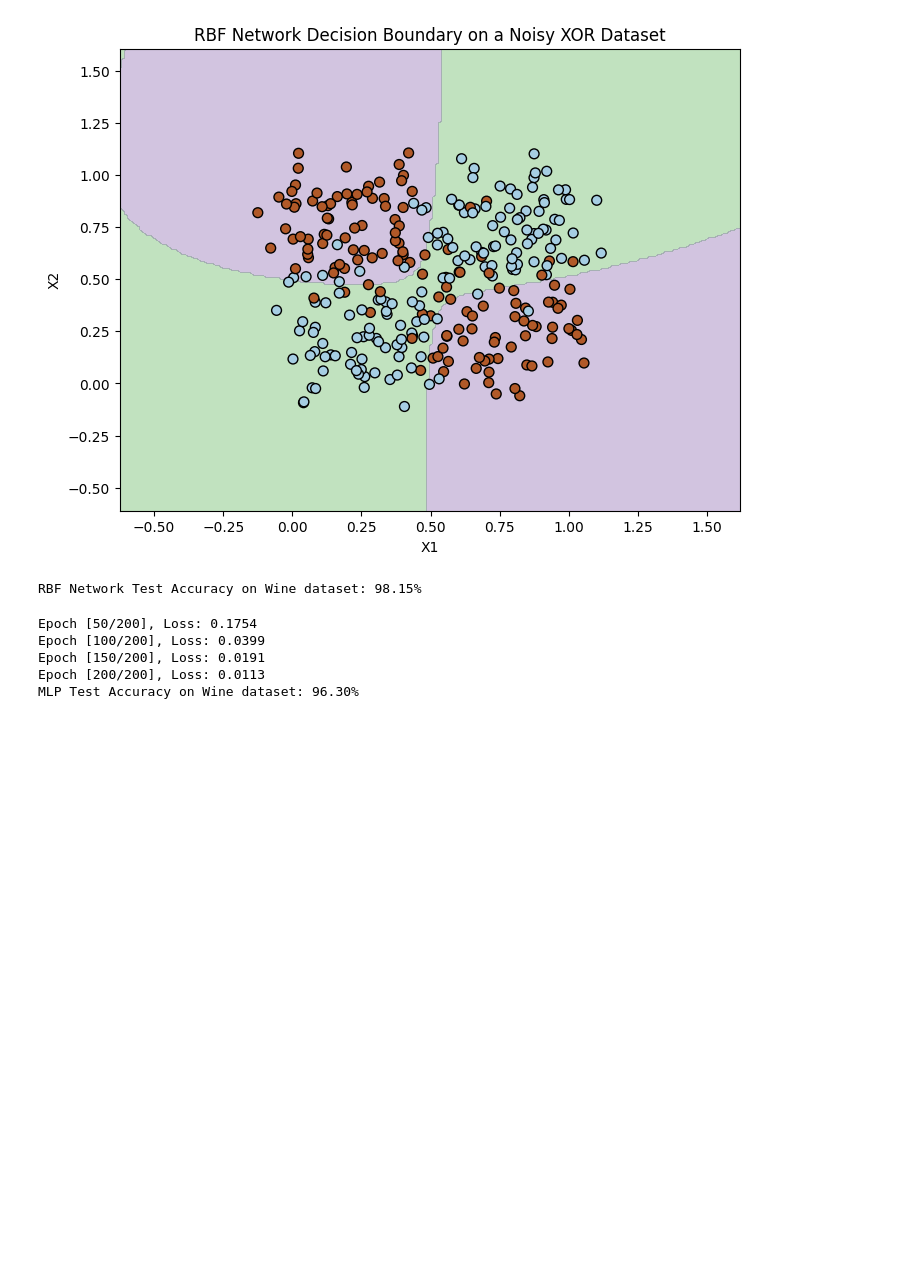
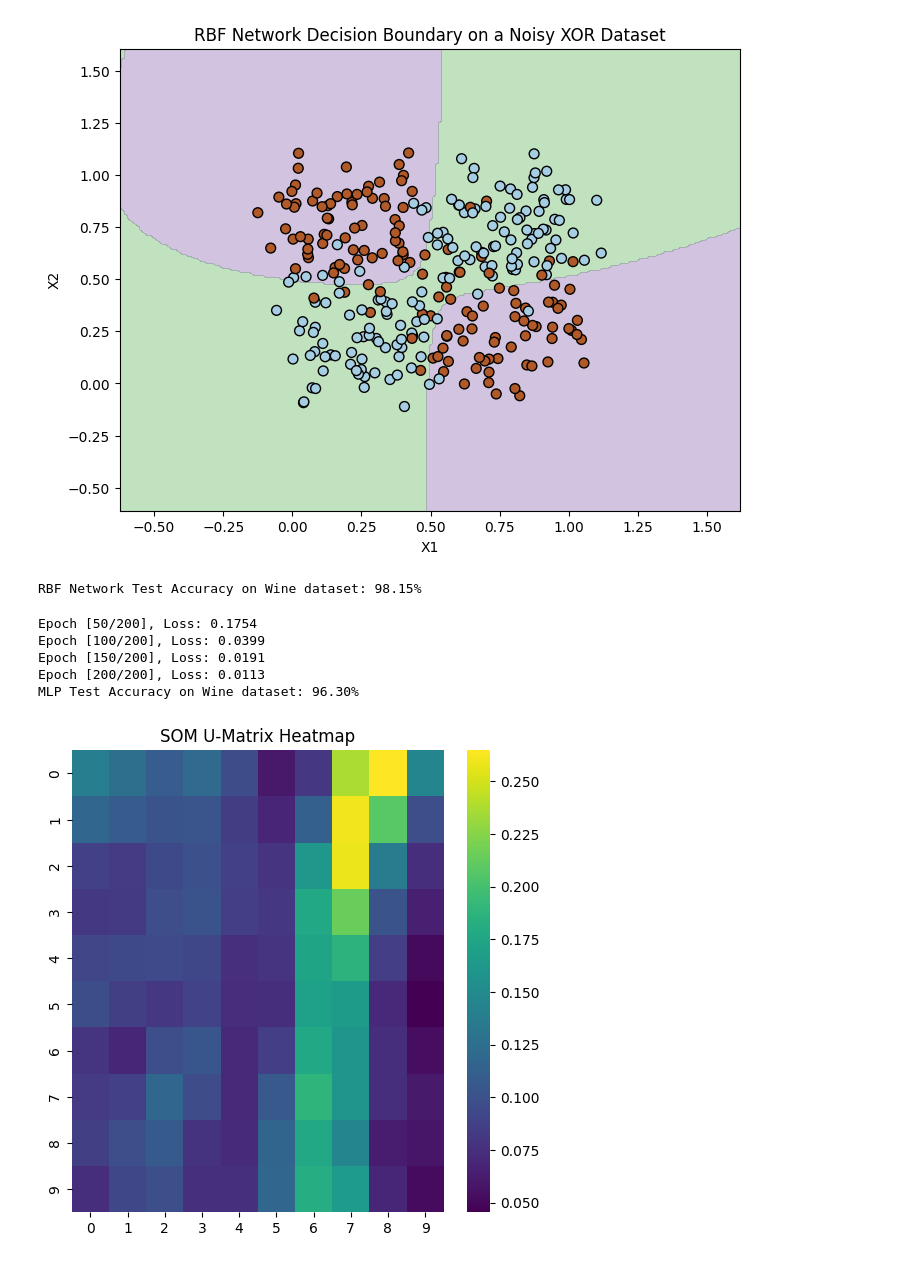
Before and after one commit to Pragateeshwaran/Clg-dump, a Jupyter notebook: deep_learning/ex2/ex2.ipynb, the cells around one changed output. Cells and saved outputs as stored; diff of their text form; code cells hidden in the pictures; blank space fills up the shorter version.

```diff
--- a/deep_learning/ex2/ex2.ipynb
+++ b/deep_learning/ex2/ex2.ipynb
@@ -258,3 +258,94 @@ Epoch [100/200], Loss: 0.0399
 Epoch [150/200], Loss: 0.0191
 Epoch [200/200], Loss: 0.0113
 MLP Test Accuracy on Wine dataset: 96.30%
+# %%
+import numpy as np
+import matplotlib.pyplot as plt
+import seaborn as sns
+from sklearn import datasets
+from sklearn.preprocessing import MinMaxScaler
+
+# -------- Data Loading & Preprocessing --------
+def load_data():
+    iris = datasets.load_iris()
+    data = iris.data
+    scaler = MinMaxScaler()
+    return scaler.fit_transform(data)
+
+# -------- SOM Initialization --------
+def init_grid(rows, cols, dim):
+    return np.random.rand(rows, cols, dim)
+
+# -------- Helper: Euclidean Distance --------
+def euclidean(a, b):
+    return np.linalg.norm(a - b)
+
+# -------- Find Best Matching Unit (BMU) --------
+def find_bmu(x, grid):
+    rows, cols, _ = grid.shape
+    min_dist = np.inf
+    bmu_idx = (0, 0)
+    for i in range(rows):
+        for j in range(cols):
+            d = euclidean(x, grid[i, j])
+            if d < min_dist:
+                min_dist, bmu_idx = d, (i, j)
+    return bmu_idx
+
+# -------- Update Grid Weights --------
+def update_grid(x, bmu, grid, lr, sigma):
+    rows, cols, _ = grid.shape
+    for i in range(rows):
+        for j in range(cols):
+            grid_dist = np.sqrt((i - bmu[0])**2 + (j - bmu[1])**2)
+            h = np.exp(- (grid_dist**2) / (2 * (sigma**2)))
+            grid[i, j] += lr * h * (x - grid[i, j])
+    return grid
+
+# -------- Train the SOM --------
+def train_som(data, grid, num_iter=100, lr0=0.1, sigma0=None):
+    rows, cols, _ = grid.shape
+    if sigma0 is None:
+        sigma0 = max(rows, cols) / 2
+    for t in range(num_iter):
+        lr = lr0 * (1 - t / num_iter)
+        sigma = sigma0 * (1 - t / num_iter)
+        for x in data:
+            bmu = find_bmu(x, grid)
+            grid = update_grid(x, bmu, grid, lr, sigma)
+    return grid
+
+# -------- Compute the U-Matrix --------
+def compute_u_matrix(grid):
+    rows, cols, _ = grid.shape
+    u_matrix = np.zeros((rows, cols))
+    for i in range(rows):
+        for j in range(cols):
+            neighbors = []
+            if i > 0:         neighbors.append(grid[i-1, j])
+            if i < rows - 1:  neighbors.append(grid[i+1, j])
+            if j > 0:         neighbors.append(grid[i, j-1])
+            if j < cols - 1:  neighbors.append(grid[i, j+1])
+            u_matrix[i, j] = np.mean([euclidean(grid[i, j], n) for n in neighbors])
+    return u_matrix
+
+# -------- Plot U-Matrix as Heatmap --------
+def plot_heatmap(u_matrix):
+    plt.figure(figsize=(6,6))
+    sns.heatmap(u_matrix, cmap="viridis", annot=False)
+    plt.title("SOM U-Matrix Heatmap")
+    plt.show()
+
+# -------- Main Function --------
+def main():
+    data = load_data()
+    rows, cols = 10, 10  # SOM grid dimensions
+    grid = init_grid(rows, cols, data.shape[1])
+    grid = train_som(data, grid, num_iter=100, lr0=0.1)
+    u_matrix = compute_u_matrix(grid)
+    plot_heatmap(u_matrix)
+
+if __name__ == "__main__":
+    main()
+# %% [output]
+[figure, added]
```
Also changed, not shown: parts of 2 cells of this notebook.
